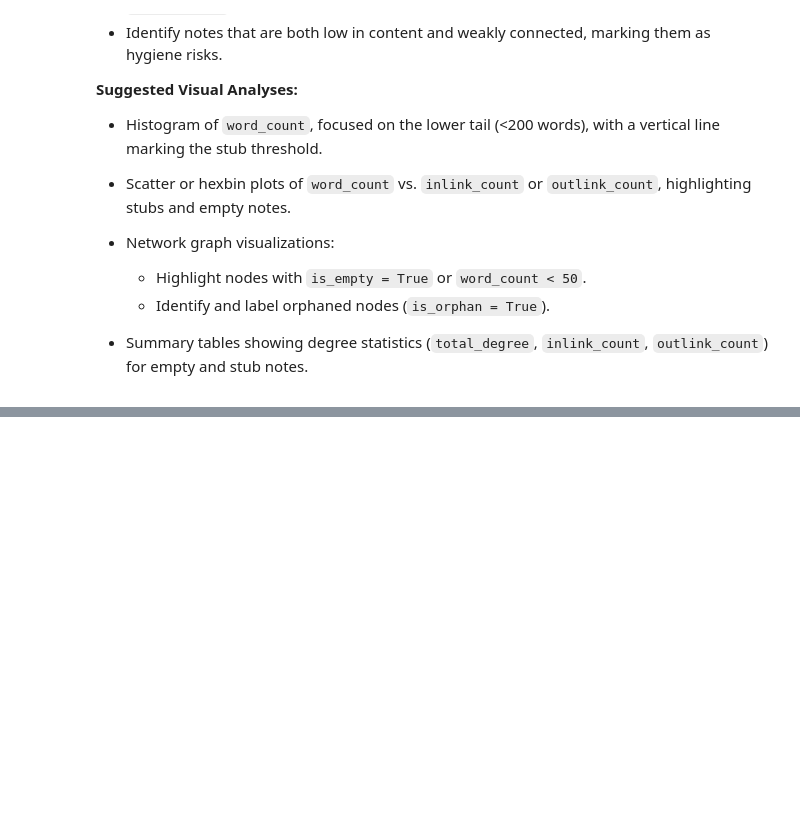
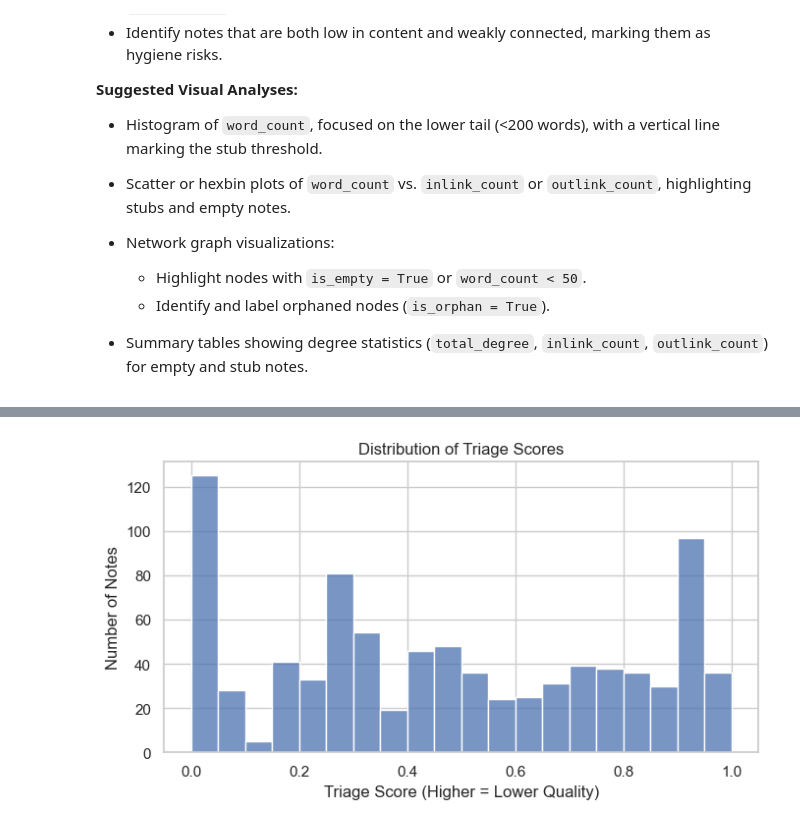
Before and after one commit to rhyslwells/Data-Archive-Graph, a Jupyter notebook: eda/1-coarse-analysis/working.ipynb, the cells around one changed output, grey strips where cells are left out. Saved outputs shown, nothing was run; the diff lists cells and outputs as text; code cells hidden in the pictures; blank space fills up the shorter version.

```diff
--- a/eda/1-coarse-analysis/working.ipynb
+++ b/eda/1-coarse-analysis/working.ipynb
@@ -616,0 +801,12 @@ This section focuses on the presence of mathematical notation within notes, usin
+# %%
+# Question 4: Triage score (simple rule: low content + low connectivity)
+# You can tune the weights and thresholds
+def triage_score(row):
+    content_score = min(row['word_count'] / 200, 1.0)     # Cap at 200 words
+    connectivity_score = min(row['total_degree'] / 10, 1.0)  # Cap at degree 10
+    return 1 - 0.5 * content_score - 0.5 * connectivity_score
+
+df['triage_score'] = df.apply(triage_score, axis=1)
+df_sorted_triage = df.sort_values('triage_score', ascending=False)
+print("\nTop 5 notes by triage score (high priority for review):")
+print(df_sorted_triage[['title', 'word_count', 'total_degree', 'triage_score']].head(5))
@@ -616,0 +841,11 @@ This section focuses on the presence of mathematical notation within notes, usin
+# %%
+# Optional Visualization: Distribution of triage scores
+plt.figure(figsize=(7, 4))
+sns.histplot(df['triage_score'], bins=20, kde=False)
+plt.title("Distribution of Triage Scores")
+plt.xlabel("Triage Score (Higher = Lower Quality)")
+plt.ylabel("Number of Notes")
+plt.tight_layout()
+plt.show()
+# %% [output]
+[figure, added]
```
Also changed, not shown: parts of 29 cells of this notebook.
